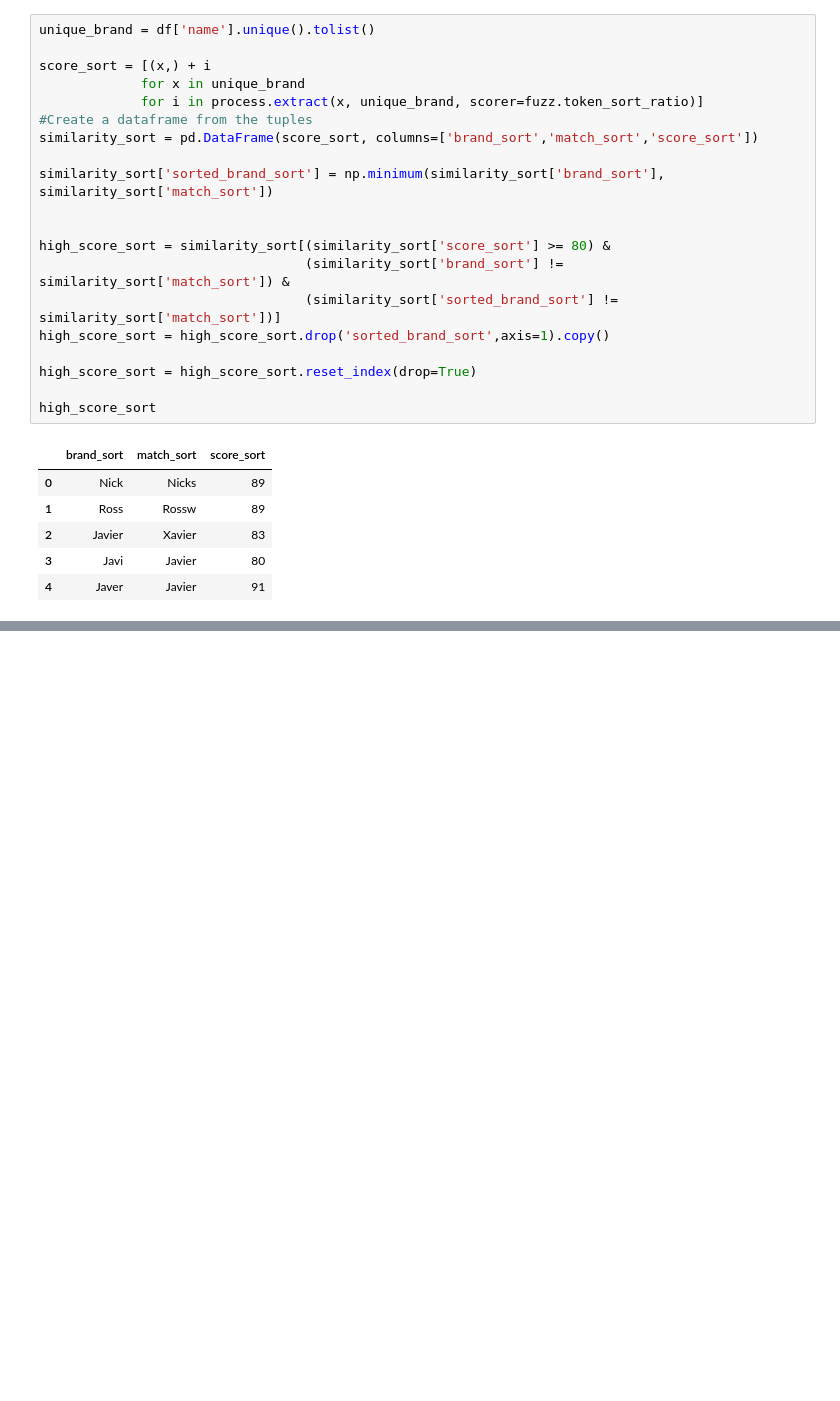
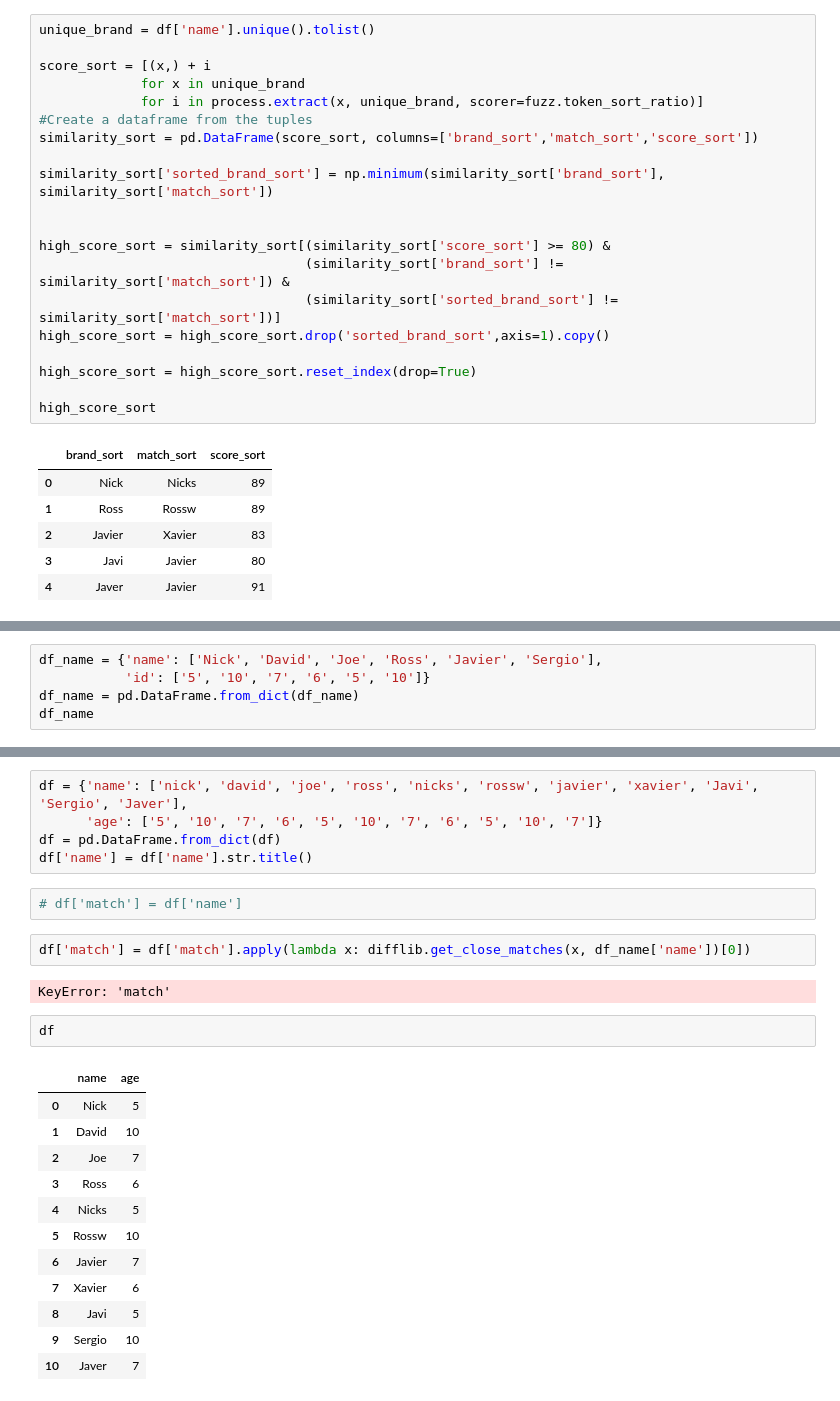
Before and after one commit to oecorrechag/Project-Francia, a Jupyter notebook: Fuzzy test.ipynb, the cells around one changed output, grey strips where cells are left out. Cells and saved outputs as stored; diff of their text form; blank space fills up the shorter version.

```diff
--- a/Fuzzy test.ipynb
+++ b/Fuzzy test.ipynb
@@ -203,0 +227,5 @@ similarity_sort
+# %%
+df_name = {'name': ['Nick', 'David', 'Joe', 'Ross', 'Javier', 'Sergio'],
+           'id': ['5', '10', '7', '6', '5', '10']}
+df_name = pd.DataFrame.from_dict(df_name)
+df_name
@@ -203,0 +240,26 @@ similarity_sort
+# %%
+df = {'name': ['nick', 'david', 'joe', 'ross', 'nicks', 'rossw', 'javier', 'xavier', 'Javi', 'Sergio', 'Javer'],
+      'age': ['5', '10', '7', '6', '5', '10', '7', '6', '5', '10', '7']}
+df = pd.DataFrame.from_dict(df)
+df['name'] = df['name'].str.title()
+# %%
+# df['match'] = df['name']
+# %%
+df['match'] = df['match'].apply(lambda x: difflib.get_close_matches(x, df_name['name'])[0])
+# %% [output]
+KeyError: 'match'
+# %%
+df
+# %% [output]
+|  | name | age |
+| 0 | Nick | 5 |
+| 1 | David | 10 |
+| 2 | Joe | 7 |
+| 3 | Ross | 6 |
+| 4 | Nicks | 5 |
+| 5 | Rossw | 10 |
+| 6 | Javier | 7 |
+| 7 | Xavier | 6 |
+| 8 | Javi | 5 |
+| 9 | Sergio | 10 |
+| 10 | Javer | 7 |
```
Also changed, not shown: parts of 8 cells of this notebook.
